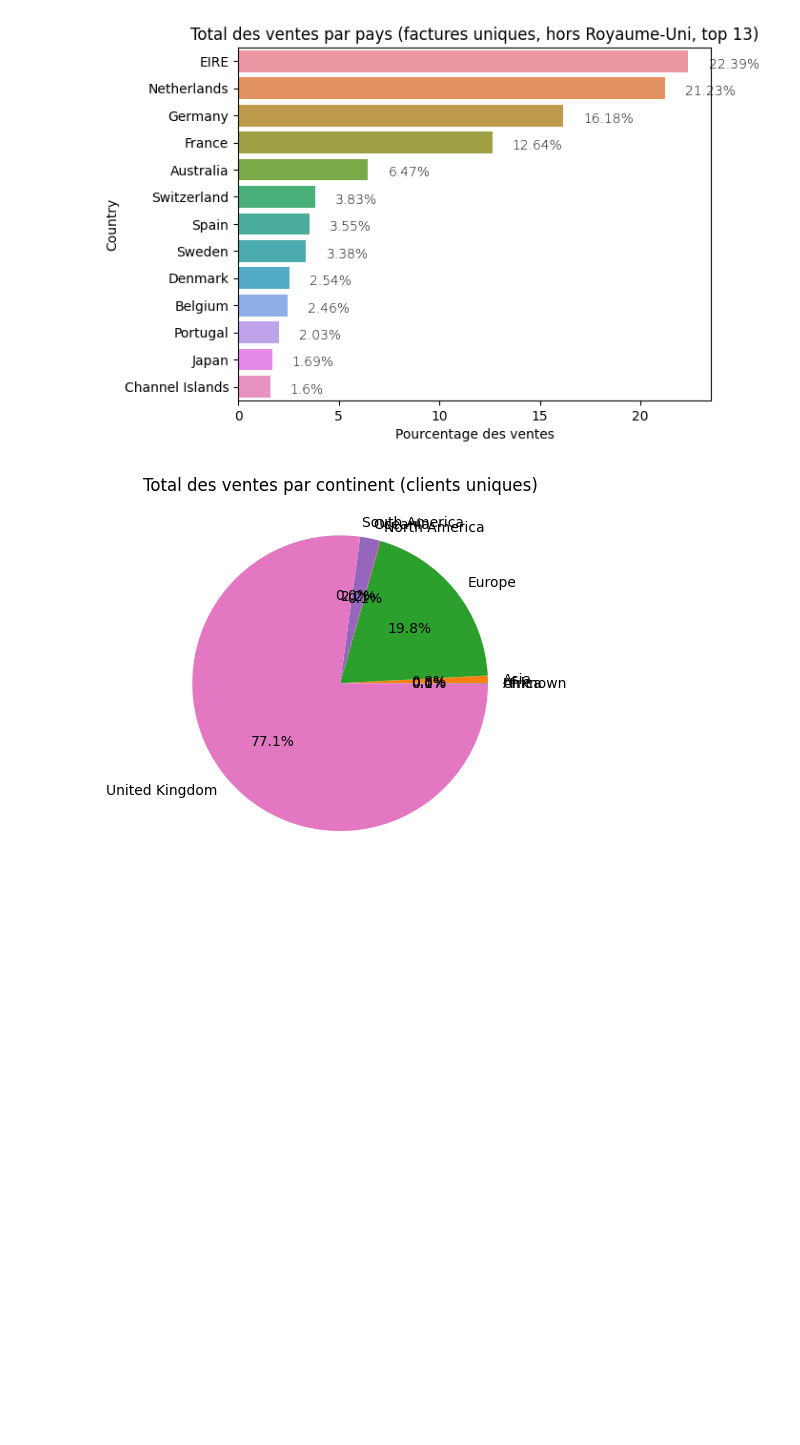
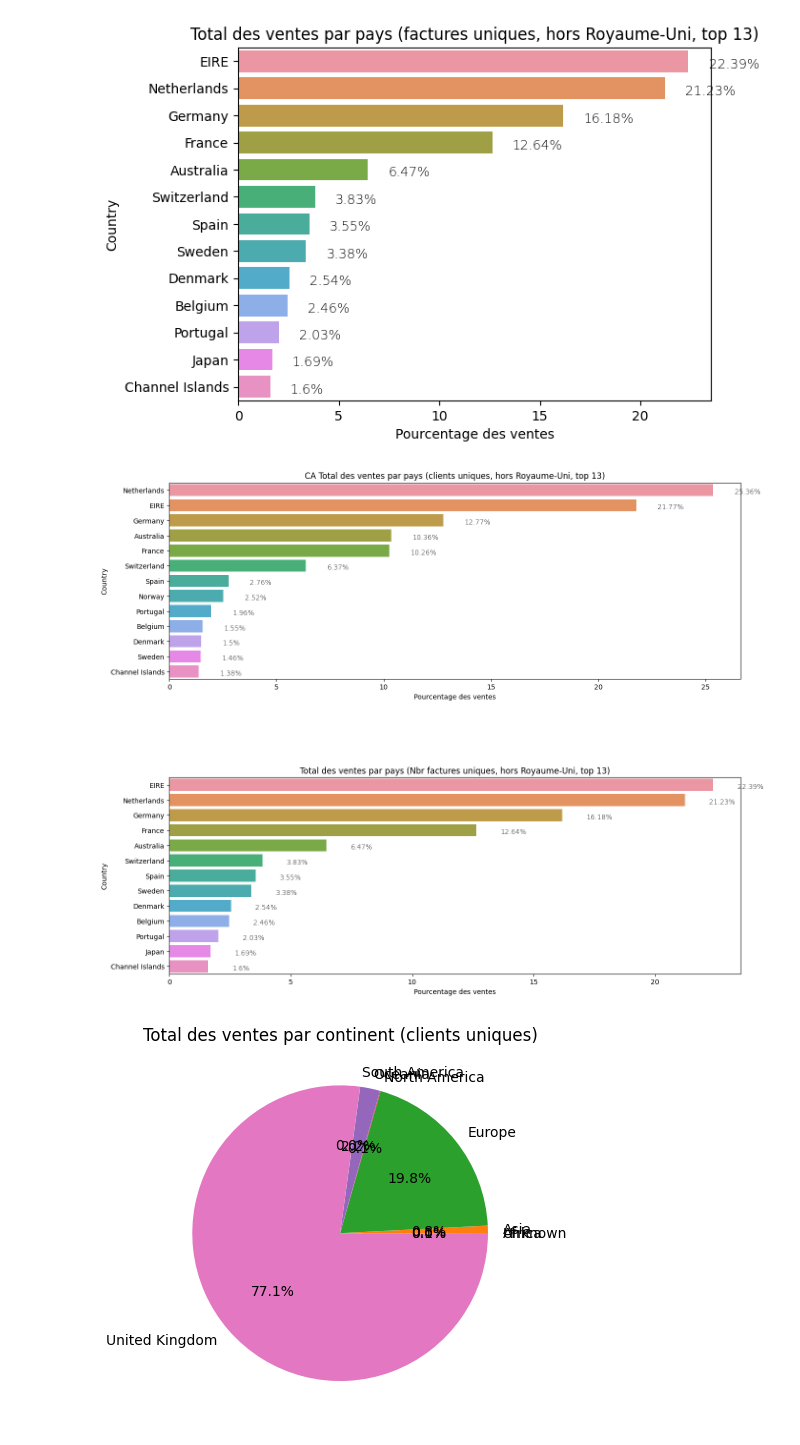
Before and after one commit to impejonathan/cluster_uk, a Jupyter notebook: 2_visu_graph.ipynb, the cells around one changed output. Cells and saved outputs as stored; diff of their text form; code cells hidden in the pictures; blank space fills up the shorter version.

```diff
--- a/2_visu_graph.ipynb
+++ b/2_visu_graph.ipynb
@@ -302,6 +302,65 @@ for i, v in enumerate(data_percentage.values):
 plt.show()
 # %% [output]
 [figure]
+# %%
+import matplotlib.pyplot as plt
+import seaborn as sns
+
+# Filtrer les données pour exclure le Royaume-Uni
+df_filtered = df[df['Country'] != 'United Kingdom']
+
+# Filtrer les données pour ne garder que les clients uniques
+df_unique_customers = df_filtered.drop_duplicates(subset='Customer ID')
+
+# Grouper les données par pays et calculer la somme des montants pour les clients uniques
+data_customers = df_unique_customers.groupby('Country')['Montant'].sum().sort_values(ascending=False).head(13)
+
+# Calculer le total des montants pour les clients uniques
+total_customers = data_customers.sum()
+
+# Convertir les montants en pourcentage pour les clients uniques
+data_percentage_customers = data_customers.apply(lambda x: x / total_customers * 100)
+
+# Créer un graphique à barres pour les clients uniques
+ax1 = plt.subplot(2, 1, 1)
+sns.barplot(x=data_percentage_customers.values, y=data_percentage_customers.index)
+plt.title('CA Total des ventes par pays (clients uniques, hors Royaume-Uni, top 13)')
+plt.xlabel('Pourcentage des ventes')
+
+# Afficher les valeurs à côté des barres pour les clients uniques
+for i, v in enumerate(data_percentage_customers.values):
+ ax1.text(v + 1, i + .25, str(round(v, 2)) + '%', color='black', fontweight='light')
+
+# Grouper les données par pays et calculer la somme des montants pour les factures uniques
+data_invoices = df_filtered.drop_duplicates(subset='Invoice').groupby('Country')['total_facture'].sum().sort_values(ascending=False).head(13)
+
+# Calculer le total des montants pour les factures uniques
+total_invoices = data_invoices.sum()
+
+# Convertir les montants en pourcentage pour les factures uniques
+data_percentage_invoices = data_invoices.apply(lambda x: x / total_invoices * 100)
+
+# Créer un graphique à barres pour les factures uniques
+ax2 = plt.subplot(2, 1, 2)
+sns.barplot(x=data_percentage_invoices.values, y=data_percentage_invoices.index)
+plt.title('Total des ventes par pays (Nbr factures uniques, hors Royaume-Uni, top 13)')
+plt.xlabel('Pourcentage des ventes')
+
+# Afficher les valeurs à côté des barres pour les factures uniques
+for i, v in enumerate(data_percentage_invoices.values):
+ ax2.text(v + 1, i + .25, str(round(v, 2)) + '%', color='black', fontweight='light')
+
+# Ajuster les marges entre les sous-graphiques
+plt.subplots_adjust(hspace=0.5)
+
+# Augmenter la taille de la figure
+fig = plt.gcf()
+fig.set_size_inches(15, 13)
+
+# Afficher les graphiques l'un en dessous de l'autre
+plt.show()
+# %% [output]
+[figure, added]
 # %%
 # # Grouper les données par 'Country' et calculer la somme de 'Montant' pour chaque groupe
 # data = df.groupby('Country')['Montant'].sum()
```
Also changed, not shown: parts of 10 cells of this notebook, 3 other files.
